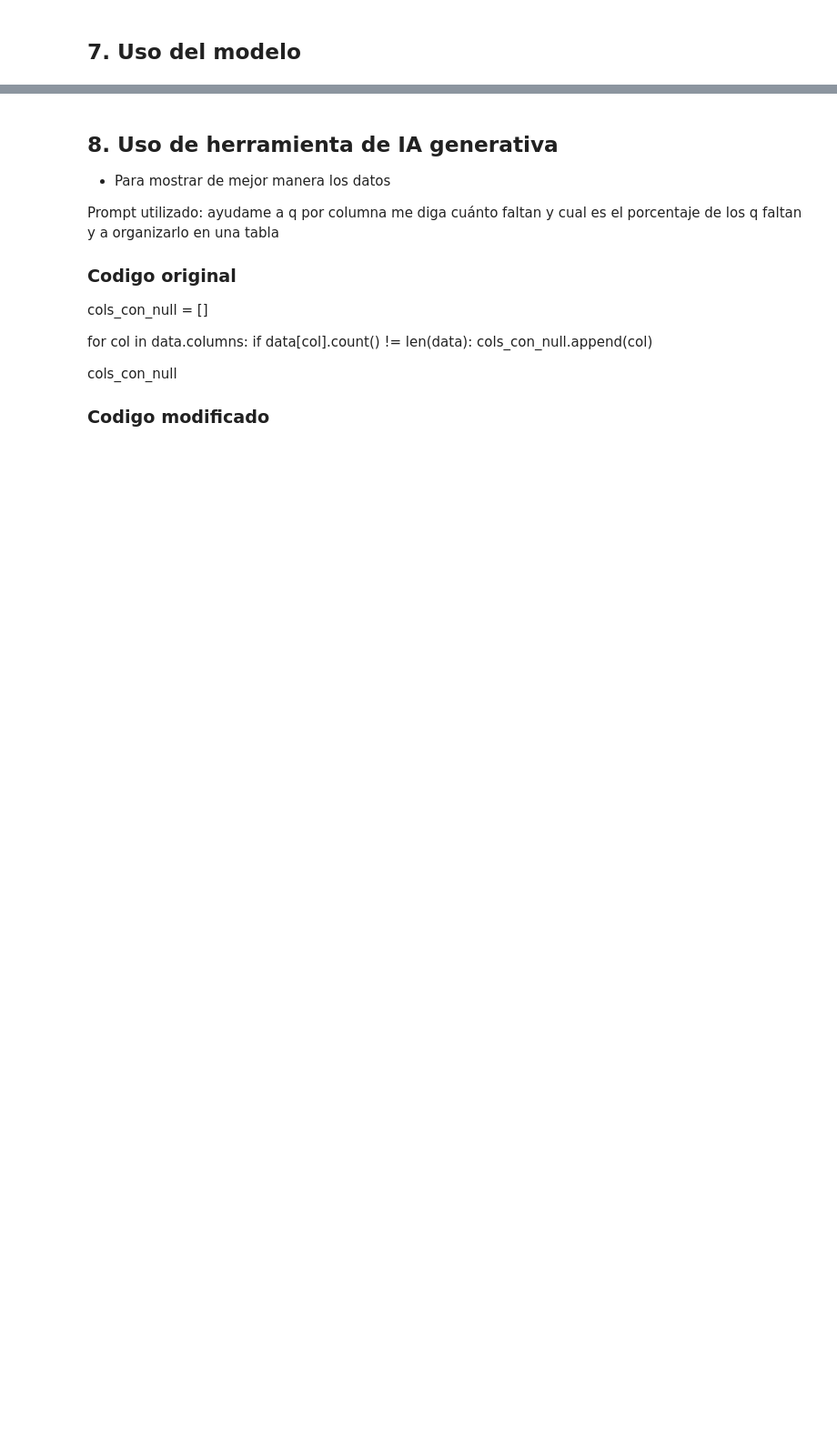
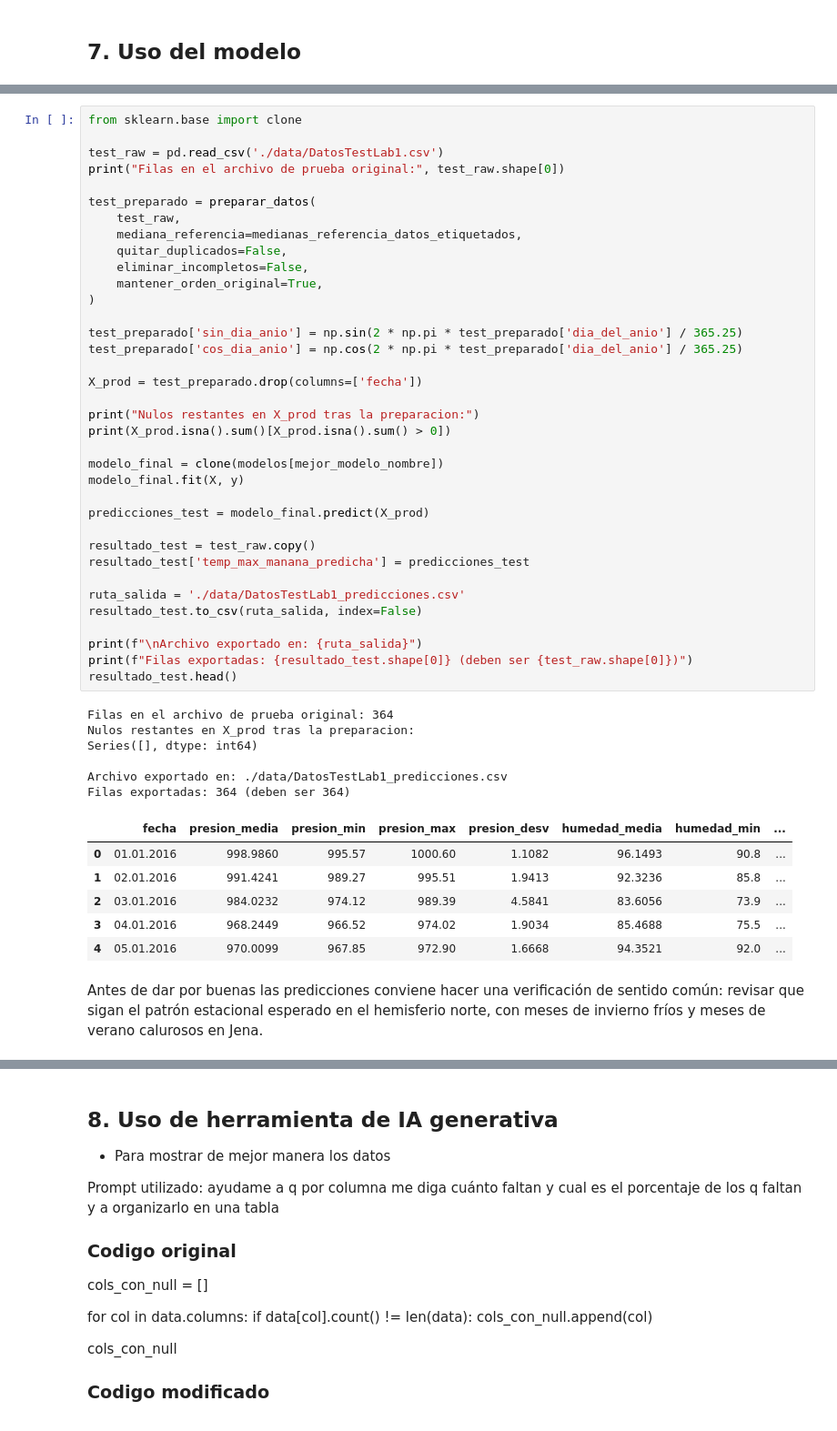
Before and after one commit to cmolina12/Laboratorio-1, a Jupyter notebook: regresion.ipynb, the cells around one changed output, grey strips where cells are left out. Shown at 91% size. Cells and saved outputs as stored; diff of their text form; blank space fills up the shorter version.

```diff
--- a/regresion.ipynb
+++ b/regresion.ipynb
@@ -1148,0 +1807,51 @@ Name: temp_max_manana, dtype: float64
+# %%
+from sklearn.base import clone
+
+test_raw = pd.read_csv('./data/DatosTestLab1.csv')
+print("Filas en el archivo de prueba original:", test_raw.shape[0])
+
+test_preparado = preparar_datos(
+    test_raw,
+    mediana_referencia=medianas_referencia_datos_etiquetados,
+    quitar_duplicados=False,
+    eliminar_incompletos=False,
+    mantener_orden_original=True,
+)
+
+test_preparado['sin_dia_anio'] = np.sin(2 * np.pi * test_preparado['dia_del_anio'] / 365.25)
+test_preparado['cos_dia_anio'] = np.cos(2 * np.pi * test_preparado['dia_del_anio'] / 365.25)
+
+X_prod = test_preparado.drop(columns=['fecha'])
+
+print("Nulos restantes en X_prod tras la preparacion:")
+print(X_prod.isna().sum()[X_prod.isna().sum() > 0])
+
+modelo_final = clone(modelos[mejor_modelo_nombre])
+modelo_final.fit(X, y)
+
+predicciones_test = modelo_final.predict(X_prod)
+
+resultado_test = test_raw.copy()
+resultado_test['temp_max_manana_predicha'] = predicciones_test
+
+ruta_salida = './data/DatosTestLab1_predicciones.csv'
+resultado_test.to_csv(ruta_salida, index=False)
+
+print(f"\nArchivo exportado en: {ruta_salida}")
+print(f"Filas exportadas: {resultado_test.shape[0]} (deben ser {test_raw.shape[0]})")
+resultado_test.head()
+# %% [output]
+Filas en el archivo de prueba original: 364
+Nulos restantes en X_prod tras la preparacion:
+Series([], dtype: int64)
+
+Archivo exportado en: ./data/DatosTestLab1_predicciones.csv
+Filas exportadas: 364 (deben ser 364)
+|  | fecha | presion_media | presion_min | presion_max | presion_desv | humedad_media | humedad_min | ... |
+| 0 | 01.01.2016 | 998.9860 | 995.57 | 1000.60 | 1.1082 | 96.1493 | 90.8 | ... |
+| 1 | 02.01.2016 | 991.4241 | 989.27 | 995.51 | 1.9413 | 92.3236 | 85.8 | ... |
+| 2 | 03.01.2016 | 984.0232 | 974.12 | 989.39 | 4.5841 | 83.6056 | 73.9 | ... |
+| 3 | 04.01.2016 | 968.2449 | 966.52 | 974.02 | 1.9034 | 85.4688 | 75.5 | ... |
+| 4 | 05.01.2016 | 970.0099 | 967.85 | 972.90 | 1.6668 | 94.3521 | 92.0 | ... |
+# %% [markdown]
+Antes de dar por buenas las predicciones conviene hacer una verificación de sentido común: revisar que sigan el patrón estacional esperado en el hemisferio norte, con meses de invierno fríos y meses de verano calurosos en Jena.
```
Also changed, not shown: parts of 35 cells of this notebook, 2 other files.
